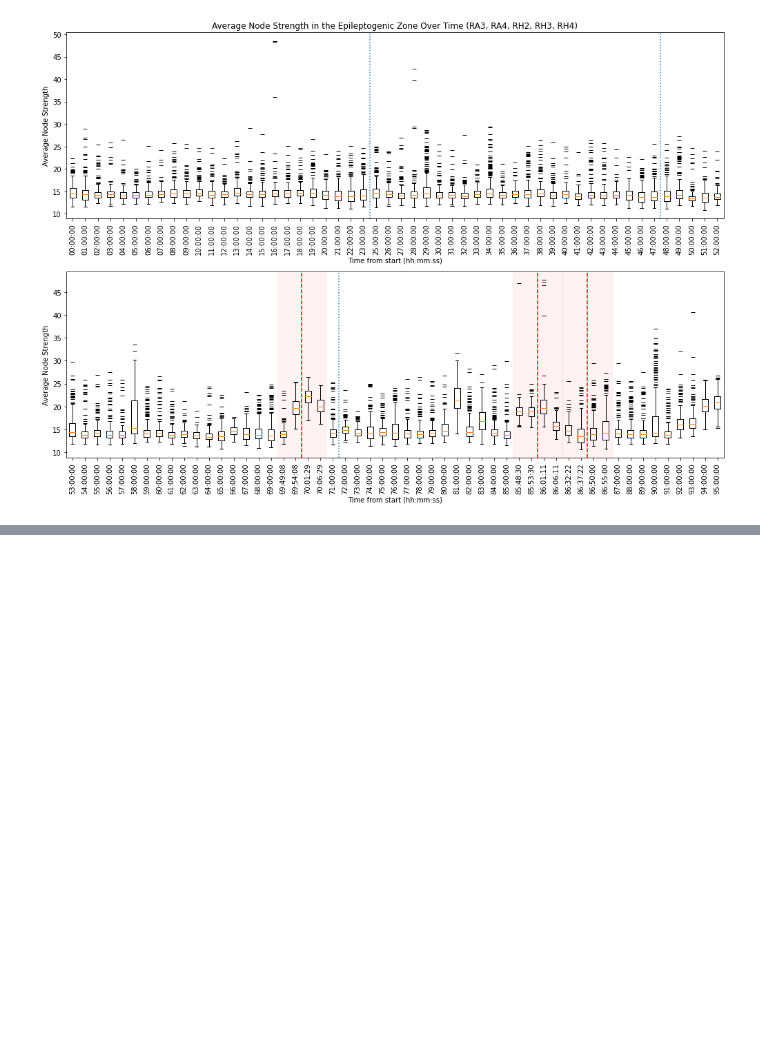
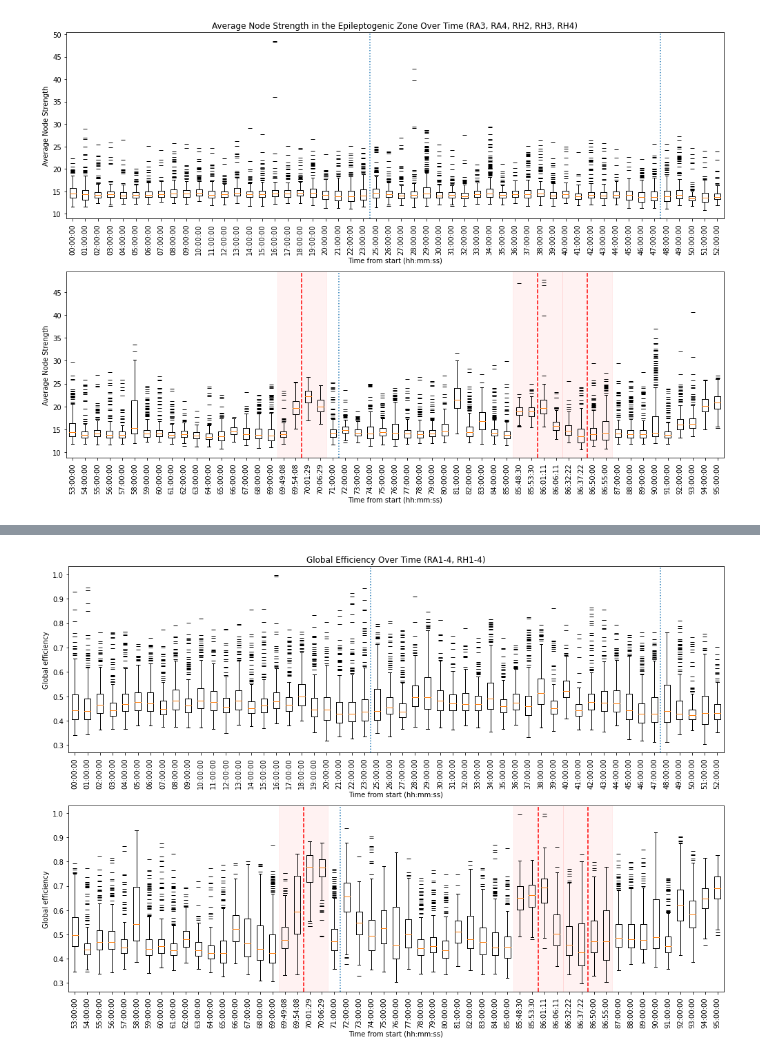
Before and after one commit to ianzyong/network-states, a Jupyter notebook: notebooks/HUP116_analysis.ipynb, the cells around one changed output, grey strips where cells are left out. Saved outputs shown, nothing was run; the diff lists cells and outputs as text; code cells hidden in the pictures; blank space fills up the shorter version.

Commit message:
implant efficiency plot

```diff
--- a/notebooks/HUP116_analysis.ipynb
+++ b/notebooks/HUP116_analysis.ipynb
@@ -191,0 +242,40 @@ plt.show()
+# %%
+# load in files
+efficiency = np.load("HUP116_implant_efficiency.npy",allow_pickle=True)
+
+# sort data by start time
+efficiency = [x for _,x in sorted(zip(start_times,efficiency))]
+
+outlier_marker = dict(markerfacecolor='k', marker='_')
+
+# boxplots for global efficiency
+
+fig, axs = plt.subplots(2, 1)
+fig.set_size_inches(14, 10)
+
+axs[0].boxplot(efficiency[0:len(efficiency)//2], flierprops=outlier_marker)
+axs[0].set_xticklabels(formatted_time_in_order[0:len(efficiency)//2],rotation=90)
+axs[0].set_title("Global Efficiency Over Time (RA1-4, RH1-4)")
+axs[0].set_xlabel("Time from start (hh:mm:ss)")
+axs[0].set_ylabel("Global efficiency")
+
+axs[0].axvline(x=24.5,ls=':')
+axs[0].axvline(x=47.5,ls=':')
+
+axs[1].boxplot(efficiency[len(efficiency)//2:len(efficiency)], flierprops=outlier_marker)
+axs[1].set_xticklabels(formatted_time_in_order[len(efficiency)//2:len(efficiency)],rotation=90)
+axs[1].set_xlabel("Time from start (hh:mm:ss)")
+axs[1].set_ylabel("Global efficiency")
+
+axs[1].axvline(x=22.5,ls=':')
+axs[1].axvspan(17.5, 21.5, alpha=0.05, color='red')
+axs[1].axvline(x=19.5,ls='--', color='red')
+axs[1].axvspan(36.5, 40.5, alpha=0.05, color='red')
+axs[1].axvline(x=38.5,ls='--', color='red')
+axs[1].axvspan(40.5, 44.5, alpha=0.05, color='red')
+axs[1].axvline(x=42.5,ls='--', color='red')
+
+plt.tight_layout()
+plt.show()
+# %% [output]
+[figure, added]
```
Also changed, not shown: parts of 2 cells of this notebook, 1 other file.
